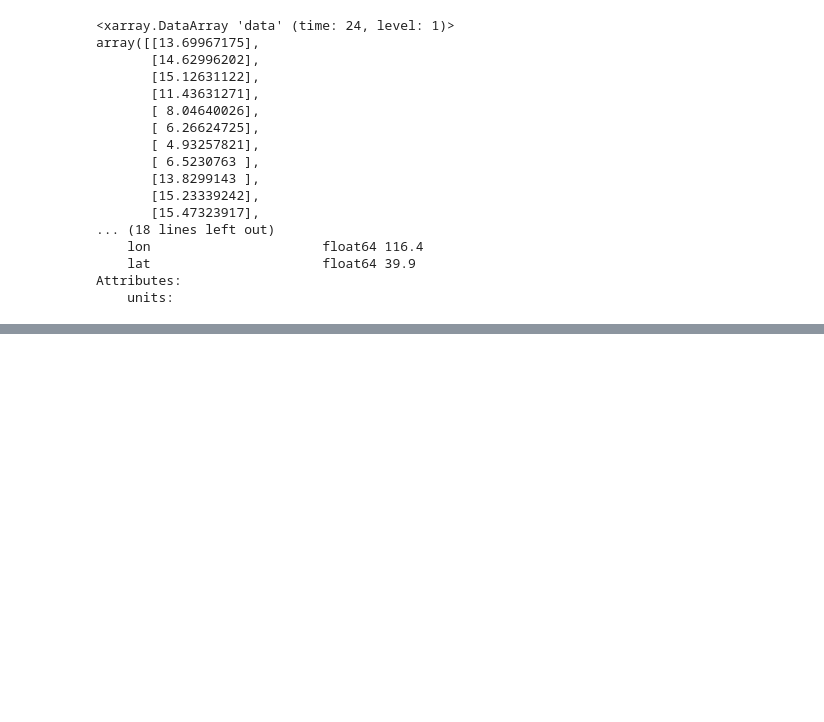
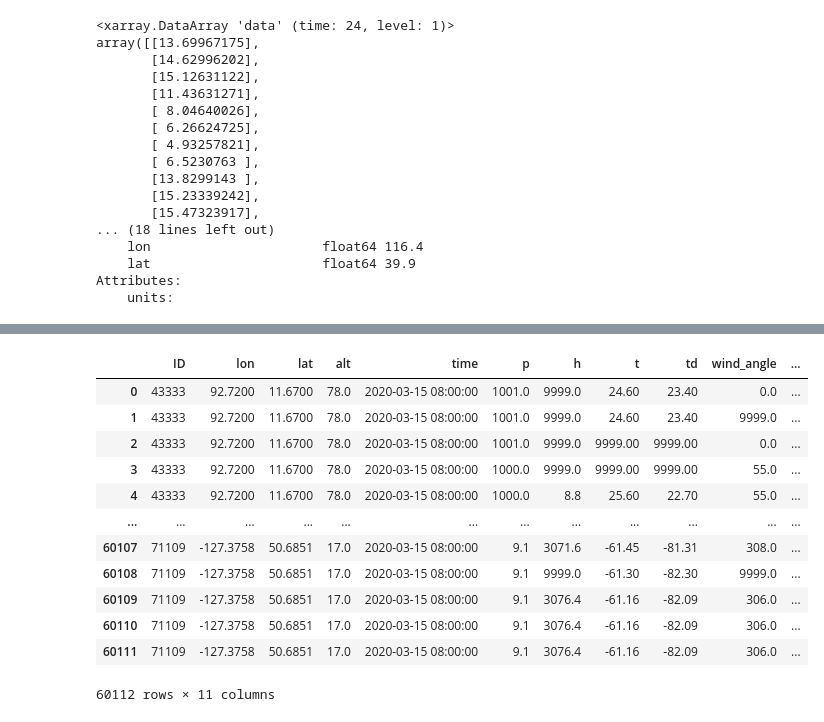
Before and after one commit to perillaroc/metdig-example, a Jupyter notebook: nmc_met_io/micaps_example.ipynb, the cells around one changed output, grey strips where cells are left out. Cells and saved outputs as stored; diff of their text form; code cells hidden in the pictures; blank space fills up the shorter version.

```diff
--- a/nmc_met_io/micaps_example.ipynb
+++ b/nmc_met_io/micaps_example.ipynb
@@ -163,0 +451,21 @@ Attributes:
+# %%
+data = get_tlogp(
+    directory="UPPER_AIR/TLOGP",
+    filename="20200315080000.000",
+    cache=False,
+)
+data
+# %% [output]
+|  | ID | lon | lat | alt | time | p | h | t | td | wind_angle | ... |
+| 0 | 43333 | 92.7200 | 11.6700 | 78.0 | 2020-03-15 08:00:00 | 1001.0 | 9999.0 | 24.60 | 23.40 | 0.0 | ... |
+| 1 | 43333 | 92.7200 | 11.6700 | 78.0 | 2020-03-15 08:00:00 | 1001.0 | 9999.0 | 24.60 | 23.40 | 9999.0 | ... |
+| 2 | 43333 | 92.7200 | 11.6700 | 78.0 | 2020-03-15 08:00:00 | 1001.0 | 9999.0 | 9999.00 | 9999.00 | 0.0 | ... |
+| 3 | 43333 | 92.7200 | 11.6700 | 78.0 | 2020-03-15 08:00:00 | 1000.0 | 9999.0 | 9999.00 | 9999.00 | 55.0 | ... |
+| 4 | 43333 | 92.7200 | 11.6700 | 78.0 | 2020-03-15 08:00:00 | 1000.0 | 8.8 | 25.60 | 22.70 | 55.0 | ... |
+| ... | ... | ... | ... | ... | ... | ... | ... | ... | ... | ... | ... |
+| 60107 | 71109 | -127.3758 | 50.6851 | 17.0 | 2020-03-15 08:00:00 | 9.1 | 3071.6 | -61.45 | -81.31 | 308.0 | ... |
+| 60108 | 71109 | -127.3758 | 50.6851 | 17.0 | 2020-03-15 08:00:00 | 9.1 | 9999.0 | -61.30 | -82.30 | 9999.0 | ... |
+| 60109 | 71109 | -127.3758 | 50.6851 | 17.0 | 2020-03-15 08:00:00 | 9.1 | 3076.4 | -61.16 | -82.09 | 306.0 | ... |
+| 60110 | 71109 | -127.3758 | 50.6851 | 17.0 | 2020-03-15 08:00:00 | 9.1 | 3076.4 | -61.16 | -82.09 | 306.0 | ... |
+| 60111 | 71109 | -127.3758 | 50.6851 | 17.0 | 2020-03-15 08:00:00 | 9.1 | 3076.4 | -61.16 | -82.09 | 306.0 | ... |
+60112 rows × 11 columns
```
Also changed, not shown: parts of 39 cells of this notebook.
